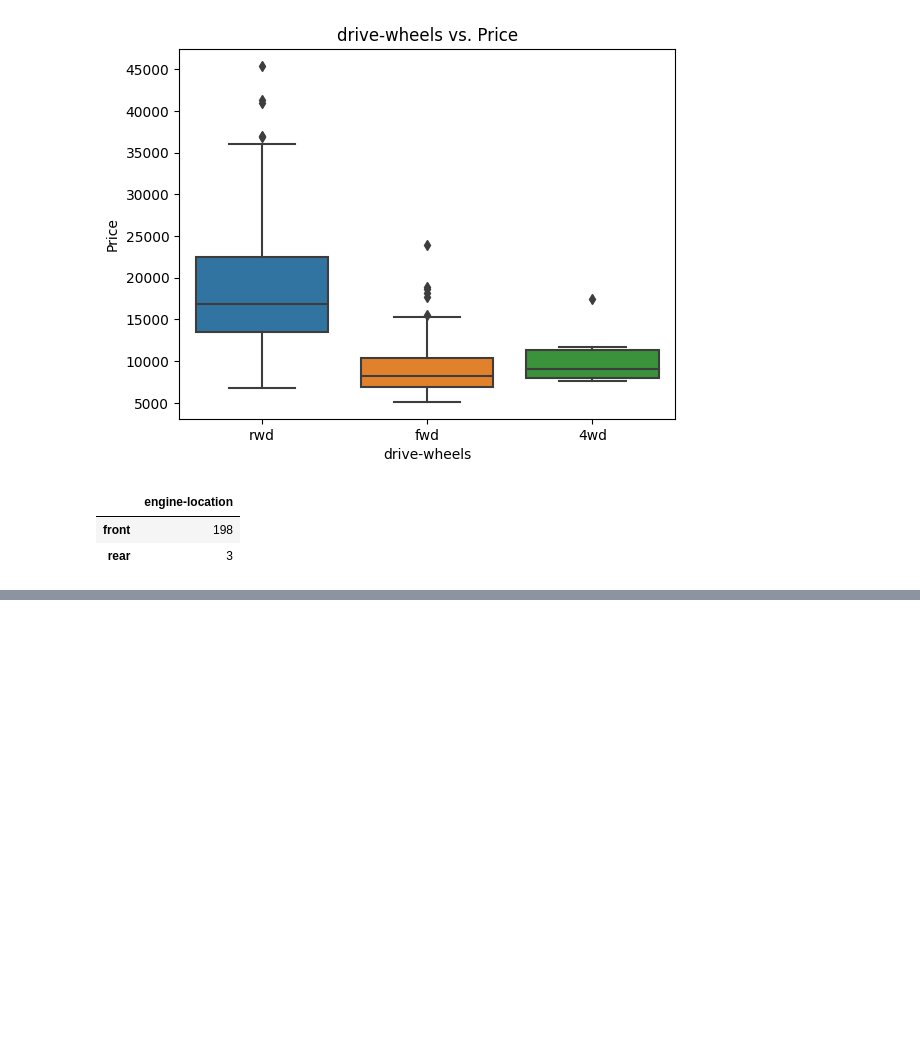
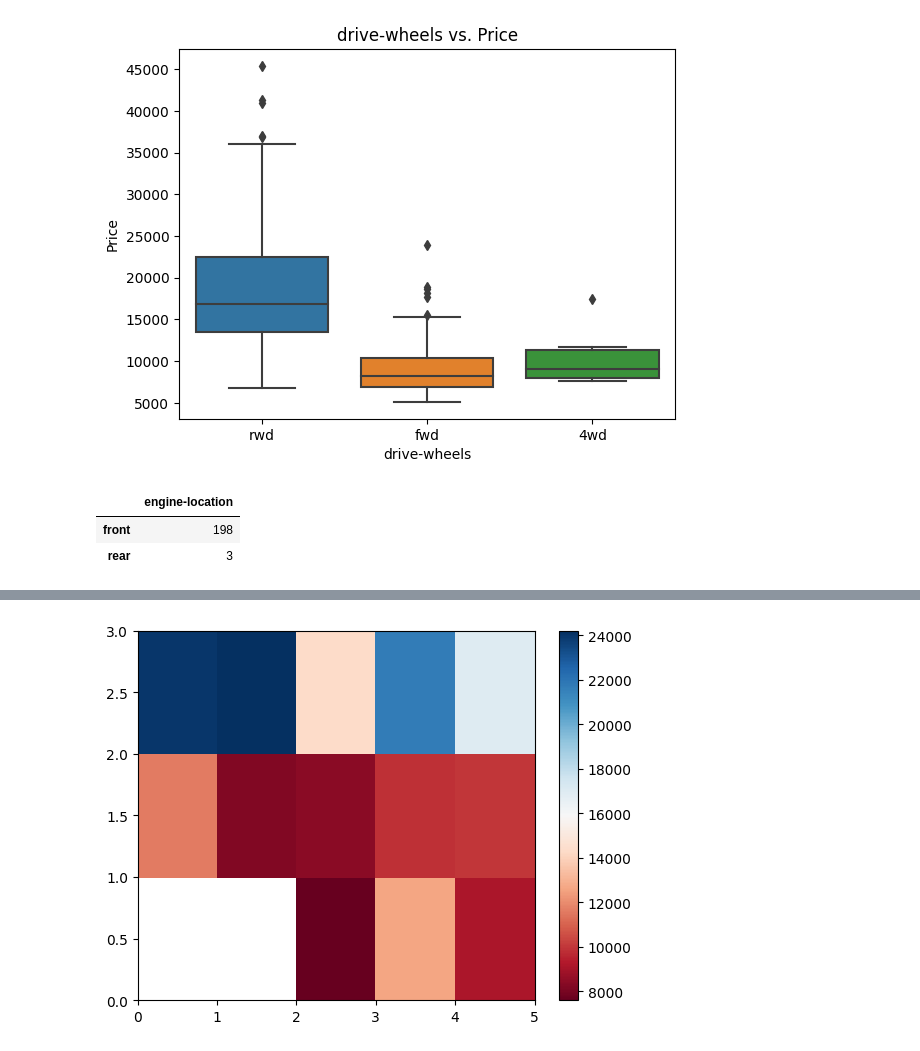
Before and after one commit to daishek/bigdata-univ, a Jupyter notebook: TP3.ipynb, the cells around one changed output, grey strips where cells are left out. Drawn from its saved outputs; the diff is of its cells as text; code cells hidden in the pictures; blank space fills up the shorter version.

```diff
--- a/TP3.ipynb
+++ b/TP3.ipynb
@@ -100,3 +102,12 @@ engine_location_count
 |  | engine-location |
 | front | 198 |
 | rear | 3 |
+# %%
+# Q10 trouver le "price" moyen basé sur 'drivewheels' et 'body-style'.
+# we can do ->
+# prix_moyen = df.groupby(["drive-wheels", "body-style"])['price'].mean()
+# or ->
+df_test = df[["drive-wheels", "body-style", "price"]]
+prix_moyen = df_test.groupby(["drive-wheels", "body-style"], as_index=False).mean()
+
+prix_moyen
@@ -102,0 +129,4 @@ engine_location_count
+# %%
+# Q11
+df_pivot = prix_moyen.pivot(index="drive-wheels", columns="body-style")
+df_pivot
@@ -102,0 +140,7 @@ engine_location_count
+# %%
+# Q12
+plt.pcolor(df_pivot, cmap="RdBu")
+plt.colorbar()
+plt.show()
+# %% [output]
+[figure, added]
```
Also changed, not shown: parts of 5 cells of this notebook.
